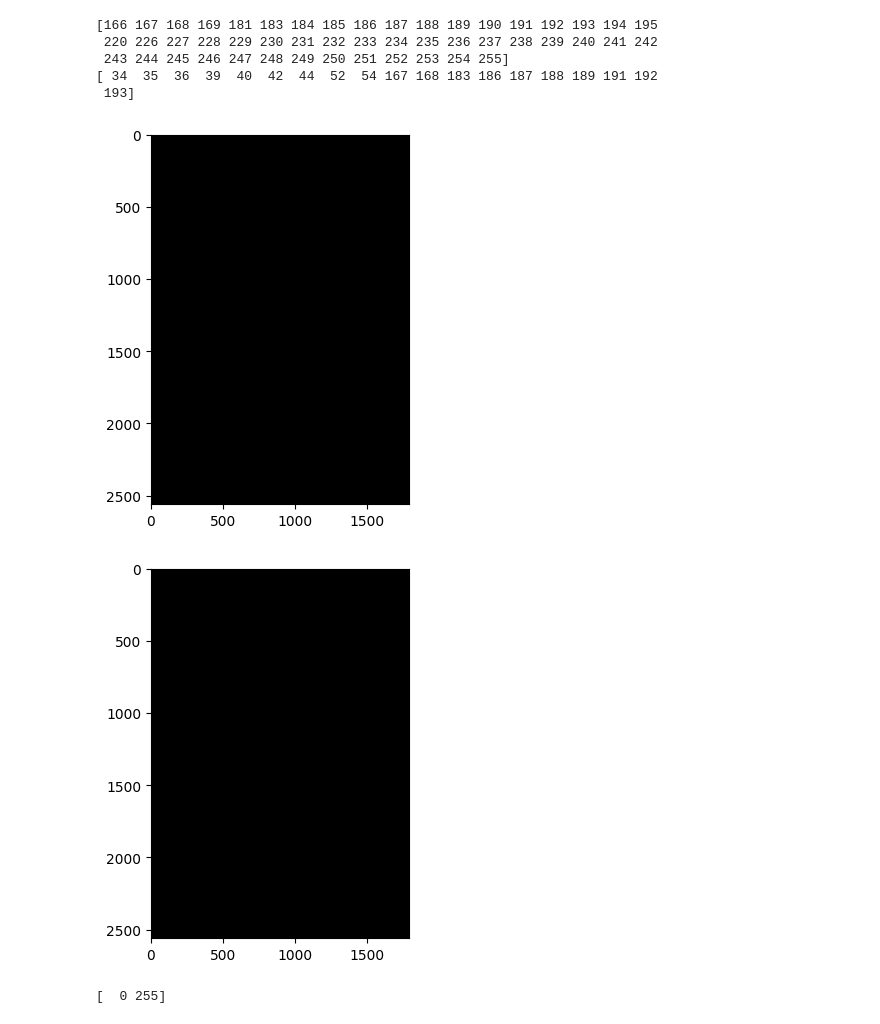
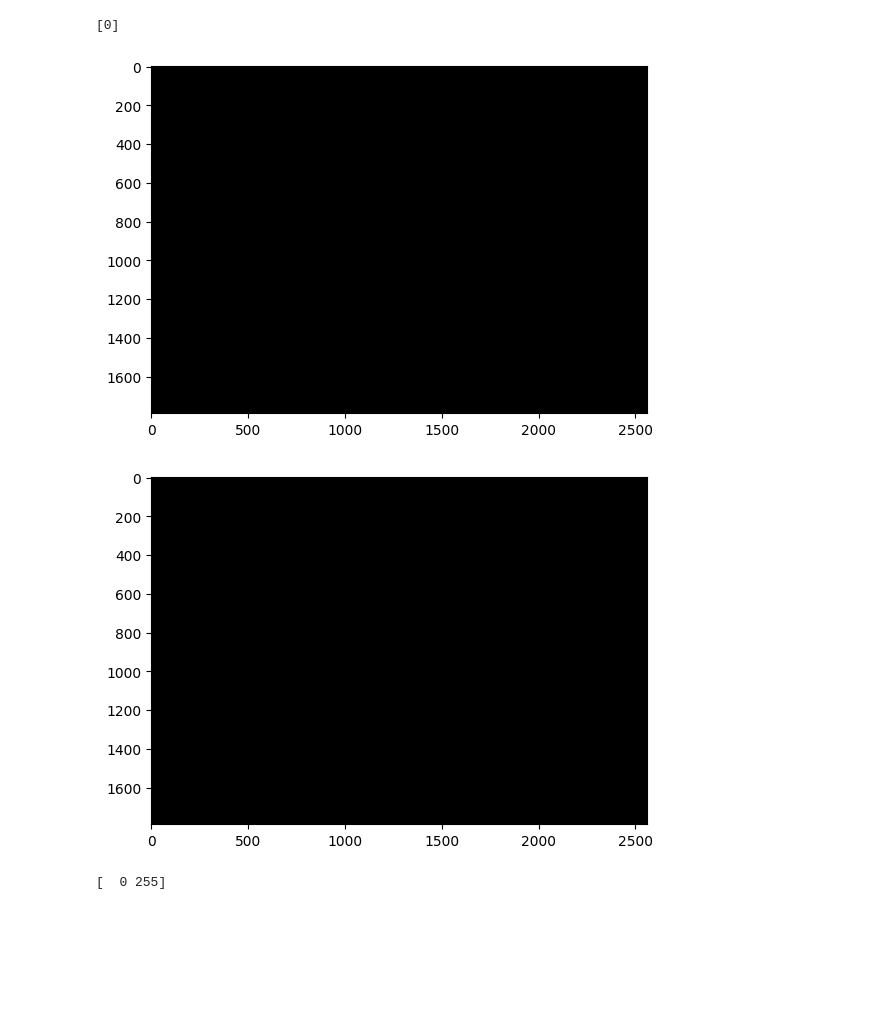
Before and after one commit to MagnuFal/Masteroppgave, a Jupyter notebook: src/test_for_synthetic2.ipynb, the cells around one changed output. Drawn from its saved outputs; the diff is of its cells as text; code cells hidden in the pictures; blank space fills up the shorter version.

Commit message:
correct path

```diff
--- a/src/test_for_synthetic2.ipynb
+++ b/src/test_for_synthetic2.ipynb
@@ -20,32 +20,23 @@ script_path_1 = r"C:\Users\magfa\Documents\Master\Masteroppgave\dataset_generati
 script_path_2 = r"C:\Users\magfa\Documents\Master\Masteroppgave\dataset_generation\script and needles\script\org_0nbr_9_upscaled_chinese_gaussian.png"
 script_path_3 = r"C:\Users\magfa\Documents\Master\Masteroppgave\dataset_generation\script and needles\script\org_3nbr_8_upscaled_chinese_gaussian.png"
 # %%
-path = r"C:\Users\magfa\Documents\Master\Masteroppgave\src\dataset_3_before_correct_labels\15.png"
+path = r"C:\Users\magfa\Documents\Master\Masteroppgave\src\dataset_3_before_correct_labels\10.png"
 
 img = Image.open(path)
 
 arr = np.asarray(img)
 
-print(np.unique(arr[:, :, 0]))
-print(np.unique(arr[:, :, 1]))
+print(np.unique(arr))
 
-argmax = np.argmax(arr, axis=2)
-
-rgb = (argmax > 0).astype(int)
-
-argmax = (rgb * 255).astype(np.uint8)
+arr = (arr * 255).astype(np.uint8)
 
 fig, ax = plt.subplots(1, 1)
-ax.imshow(argmax, cmap = "Greys_r")
+ax.imshow(arr, cmap = "Greys_r")
 fig
 # %% [output]
-[166 167 168 169 181 183 184 185 186 187 188 189 190 191 192 193 194 195
- 220 226 227 228 229 230 231 232 233 234 235 236 237 238 239 240 241 242
- 243 244 245 246 247 248 249 250 251 252 253 254 255]
-[ 34  35  36  39  40  42  44  52  54 167 168 183 186 187 188 189 191 192
- 193]
+[0]
-[figure, old version]
+[figure, new version]
-[figure, old version]
+[figure, new version]
 # %%
 needle_1 = Image.open(needle_path_1)
 needle_2 = Image.open(needle_path_2)
```
Also changed, not shown: 1 other file.
